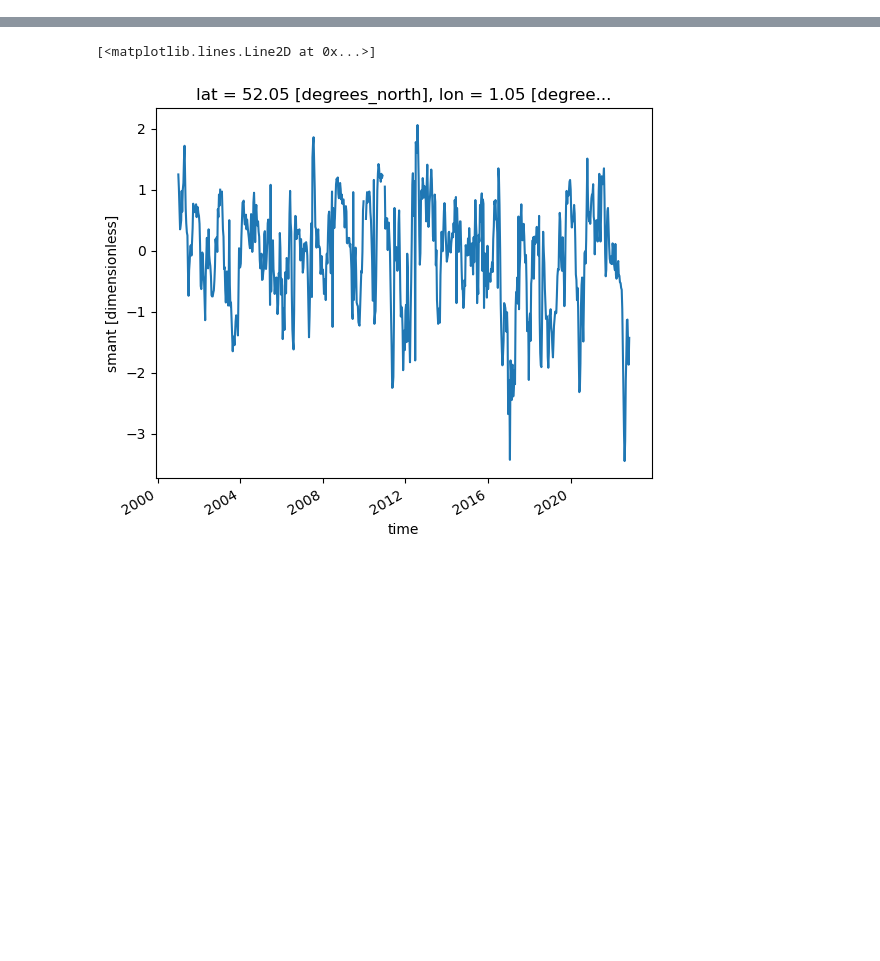
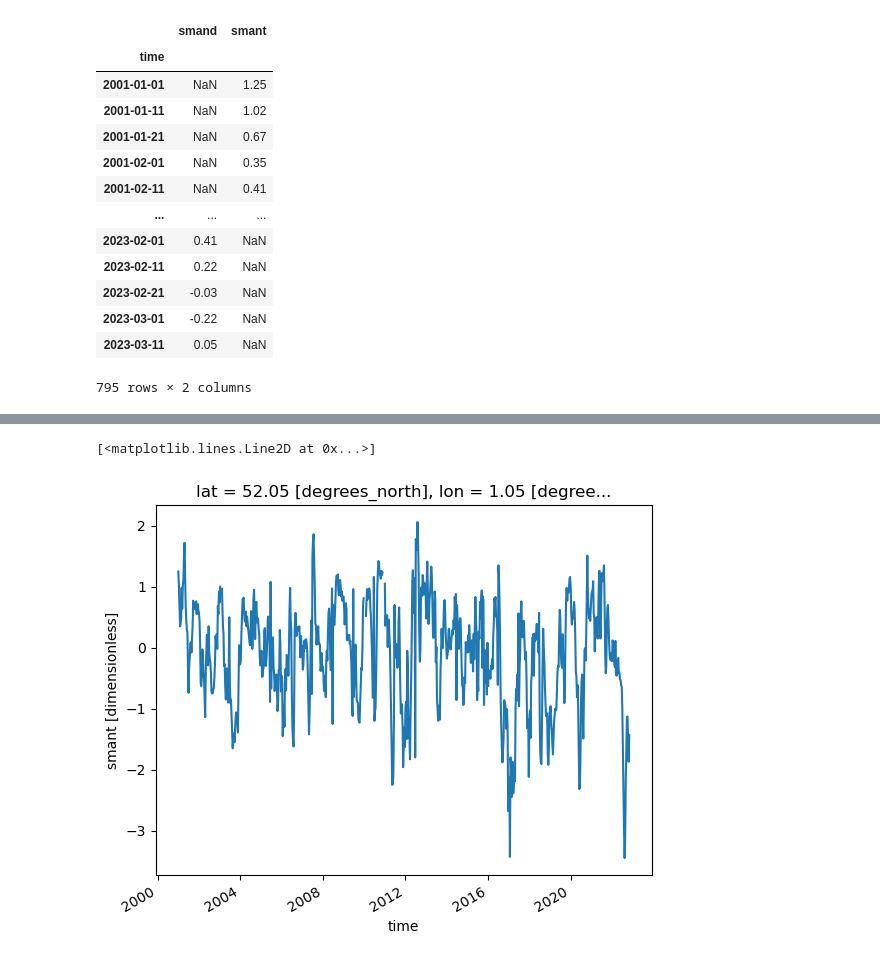
Before and after one commit to pixalytics-ltd/Climate-drought, a Jupyter notebook: edo_read.ipynb, the cells around one changed output, grey strips where cells are left out. Drawn from its saved outputs; the diff is of its cells as text; code cells hidden in the pictures; blank space fills up the shorter version.

```diff
--- a/edo_read.ipynb
+++ b/edo_read.ipynb
@@ -27,2 +42,19 @@ dses = [xr.open_dataset(fname).sel(lat=52,lon=1,method='nearest').drop_vars(['la
 # %%
 df = xr.merge(dses).to_dataframe()
+# %%
+df
+# %% [output]
+|  | smand | smant |
+| time |  |  |
+| 2001-01-01 | NaN | 1.25 |
+| 2001-01-11 | NaN | 1.02 |
+| 2001-01-21 | NaN | 0.67 |
+| 2001-02-01 | NaN | 0.35 |
+| 2001-02-11 | NaN | 0.41 |
+| ... | ... | ... |
+| 2023-02-01 | 0.41 | NaN |
+| 2023-02-11 | 0.22 | NaN |
+| 2023-02-21 | -0.03 | NaN |
+| 2023-03-01 | -0.22 | NaN |
+| 2023-03-11 | 0.05 | NaN |
+795 rows × 2 columns
```
Also changed, not shown: parts of 16 cells of this notebook, 1 other file.
